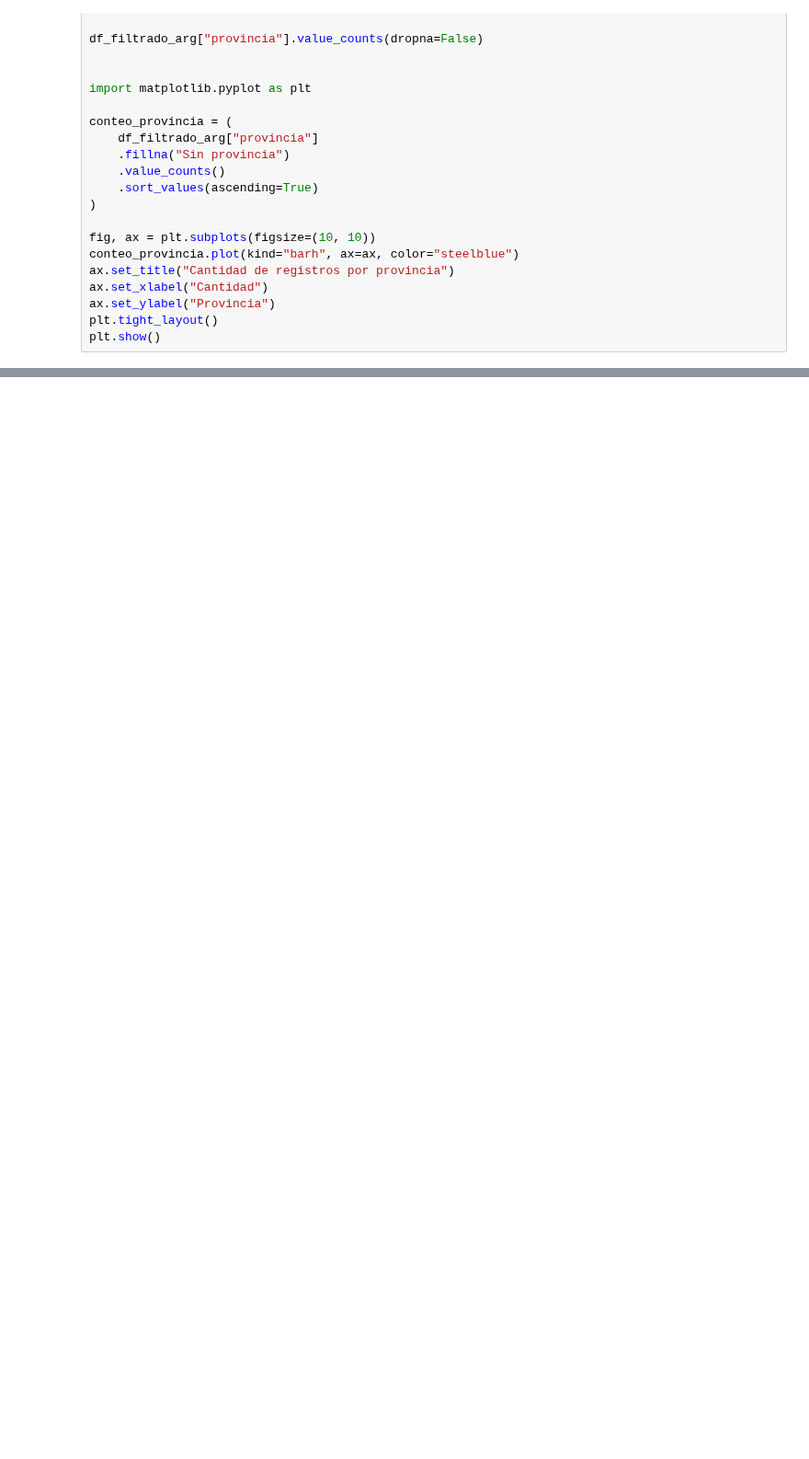
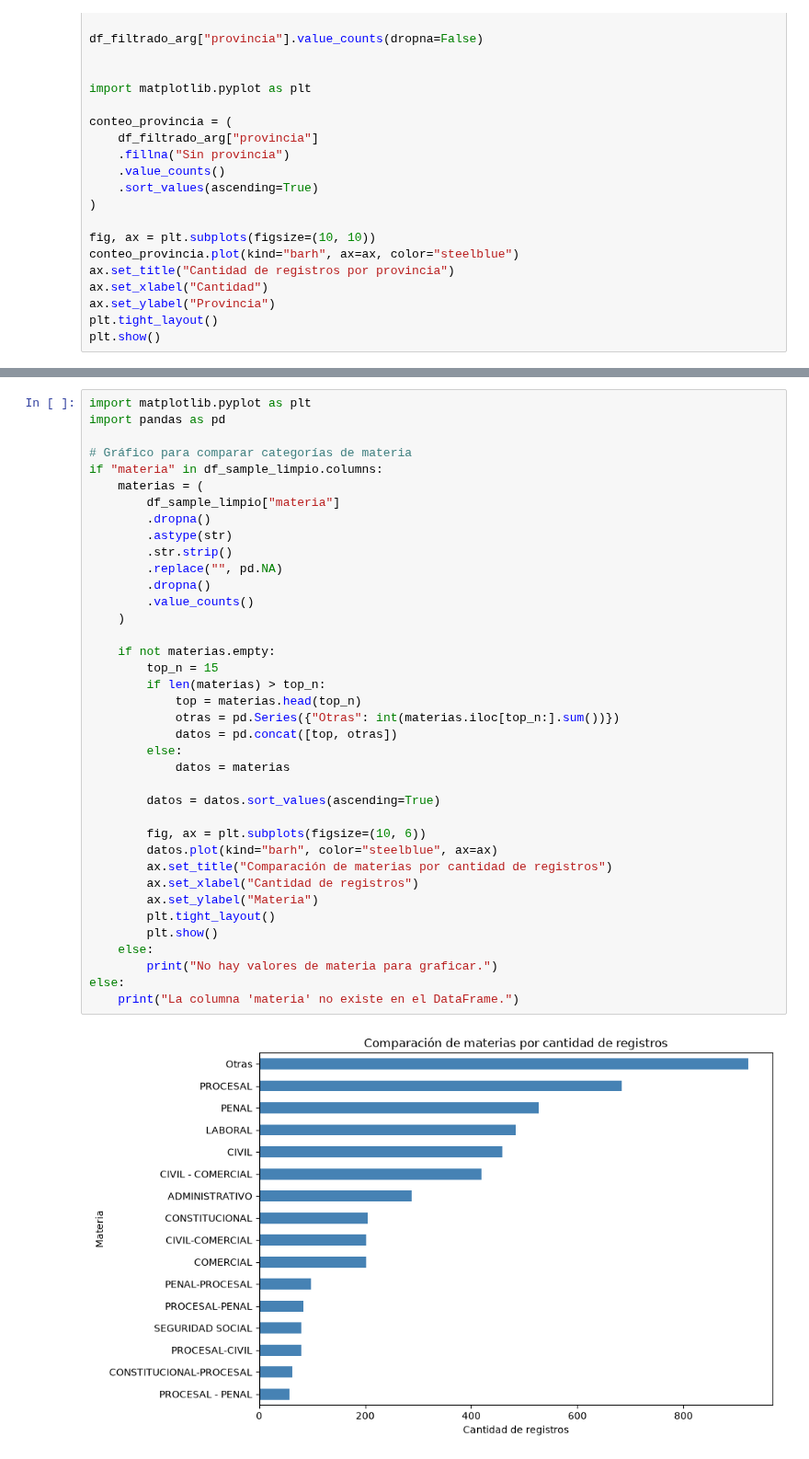
Before and after one commit to IESchneider/mentoria-diplodatos-2026-clasificacion-y-busqueda-textos-legales, a Jupyter notebook: analisis-dataset.ipynb, the cells around one changed output, grey strips where cells are left out. Shown at 92% size. Saved outputs shown, nothing was run; the diff lists cells and outputs as text; blank space fills up the shorter version.

Commit message:
Update analisis-dataset.ipynb
agrego validacion de stopwords, y analisis sobre clase "materia". Tambien agergo graficos estilo cloud.

```diff
--- a/analisis-dataset.ipynb
+++ b/analisis-dataset.ipynb
@@ -311,0 +454,40 @@ plt.show()
+# %%
+import matplotlib.pyplot as plt
+import pandas as pd
+
+# Gráfico para comparar categorías de materia
+if "materia" in df_sample_limpio.columns:
+    materias = (
+        df_sample_limpio["materia"]
+        .dropna()
+        .astype(str)
+        .str.strip()
+        .replace("", pd.NA)
+        .dropna()
+        .value_counts()
+    )
+
+    if not materias.empty:
+        top_n = 15
+        if len(materias) > top_n:
+            top = materias.head(top_n)
+            otras = pd.Series({"Otras": int(materias.iloc[top_n:].sum())})
+            datos = pd.concat([top, otras])
+        else:
+            datos = materias
+
+        datos = datos.sort_values(ascending=True)
+
+        fig, ax = plt.subplots(figsize=(10, 6))
+        datos.plot(kind="barh", color="steelblue", ax=ax)
+        ax.set_title("Comparación de materias por cantidad de registros")
+        ax.set_xlabel("Cantidad de registros")
+        ax.set_ylabel("Materia")
+        plt.tight_layout()
+        plt.show()
+    else:
+        print("No hay valores de materia para graficar.")
+else:
+    print("La columna 'materia' no existe en el DataFrame.")
+# %% [output]
+[figure, added]
```
Also changed, not shown: parts of 13 cells of this notebook.
